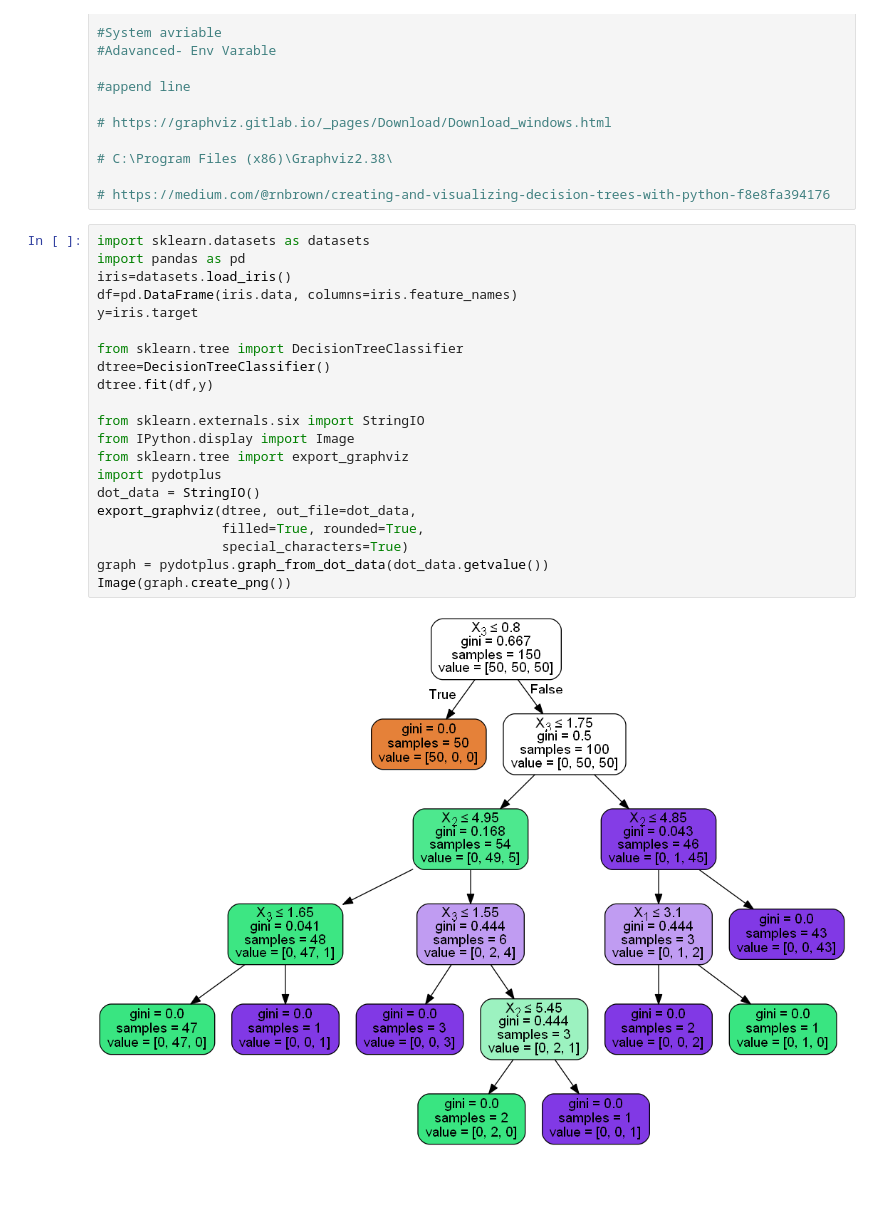
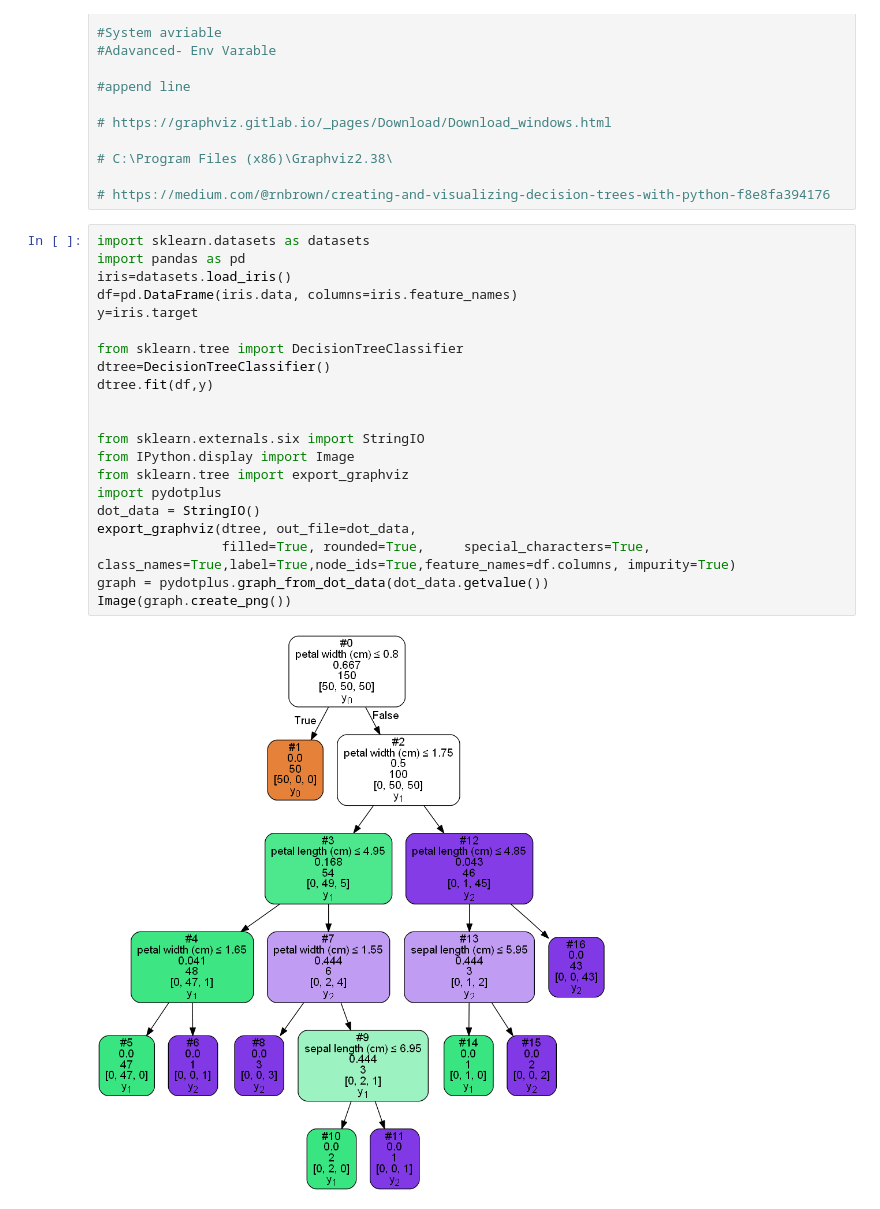
Before and after one commit to DSPavan/PyClassNotes, a Jupyter notebook: DecisionTreeClassifier.ipynb, the cells around one changed output. Saved outputs shown, nothing was run; the diff lists cells and outputs as text; blank space fills up the shorter version.

```diff
--- a/DecisionTreeClassifier.ipynb
+++ b/DecisionTreeClassifier.ipynb
@@ -315,23 +315,23 @@ print(results.mean())
 # %%
 import sklearn.datasets as datasets
 import pandas as pd
 iris=datasets.load_iris()
 df=pd.DataFrame(iris.data, columns=iris.feature_names)
 y=iris.target
 
 from sklearn.tree import DecisionTreeClassifier
 dtree=DecisionTreeClassifier()
 dtree.fit(df,y)
 
+
 from sklearn.externals.six import StringIO
 from IPython.display import Image
 from sklearn.tree import export_graphviz
 import pydotplus
 dot_data = StringIO()
 export_graphviz(dtree, out_file=dot_data,
-                filled=True, rounded=True,
-                special_characters=True)
+                filled=True, rounded=True,     special_characters=True, class_names=True,label=True,node_ids=True,feature_names=df.columns, impurity=True)
 graph = pydotplus.graph_from_dot_data(dot_data.getvalue())
 Image(graph.create_png())
 # %% [output]
-[figure, old version]
+[figure, new version]
```
Also changed, not shown: parts of 6 cells of this notebook.
